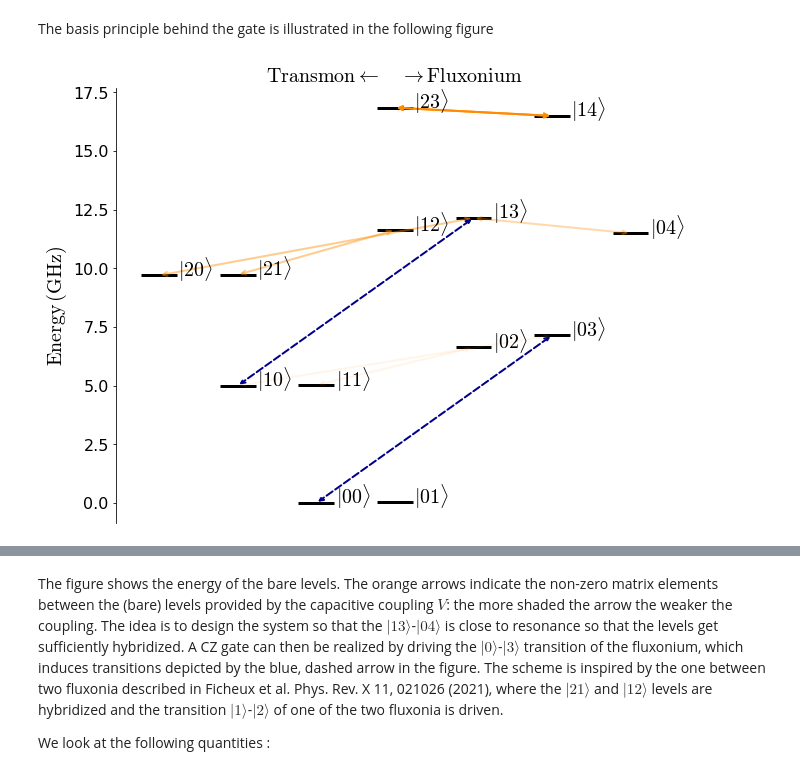
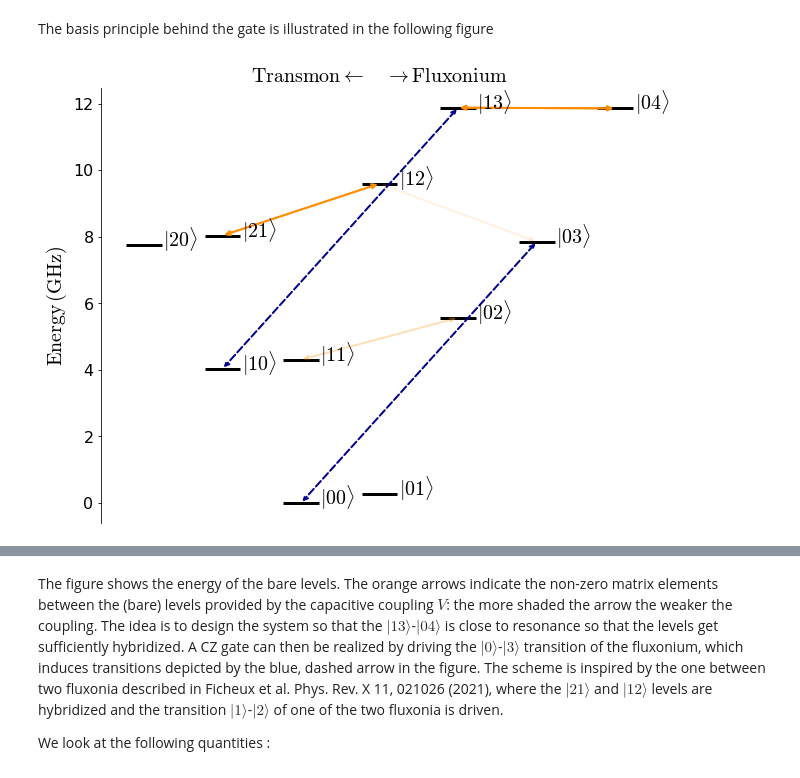
Before and after one commit to cianibegood/pysqkit, a Jupyter notebook: docs/research/transmon_fluxonium/cphase_higher_levels/spectator_gate_setup.ipynb, the cells around one changed output, grey strips where cells are left out. Drawn from its saved outputs; the diff is of its cells as text; code cells hidden in the pictures.

Commit message:
Added different params, there is a bug in evaluating mat elem of charge

```diff
--- a/docs/research/transmon_fluxonium/cphase_higher_levels/spectator_gate_setup.ipynb
+++ b/docs/research/transmon_fluxonium/cphase_higher_levels/spectator_gate_setup.ipynb
@@ -51,43 +81,42 @@ In the following we introduce relaxation due to dielectric loss and pure dephasi
 temperature = 0.020 # K
 thermal_energy = temperature_to_thermalenergy(temperature) # kb T/h in GHz
 d_comp = 4
+
+p_set = "1"
 
 
 #Transmon
 levels_t = 3
 transm = pysqkit.qubits.SimpleTransmon(
     label='T',
-    max_freq=5.0,
-    anharm=-0.3,
-    diel_loss_tan=0.75*1e-6, #set to zero to check d_1 L1 = d_2 L2
+    max_freq=parameters_set[p_set]["max_freq_t"],
+    anharm=parameters_set[p_set]["anharm_t"],
+    diel_loss_tan=parameters_set[p_set]["diel_loss_tan_t"], #set to zero to check d_1 L1 = d_2 L2
     env_thermal_energy=thermal_energy,
     dim_hilbert=levels_t,
-    dephasing_times = {'1': 2*np.pi*50*1e3, '2': 2*np.pi*30*1e3}
+    dephasing_times=parameters_set[p_set]["dephasing_times_t"]
 )
 
 transm_spectator = pysqkit.qubits.SimpleTransmon(
     label='SPECTATOR',
-    max_freq=3.6,
-    anharm=-0.3,
-    diel_loss_tan=0.75*1e-6, #set to zero to check d_1 L1 = d_2 L2
+    max_freq=parameters_set["spec_" + p_set]["max_freq_t"],
+    anharm=parameters_set["spec_" + p_set][ "anharm_t"],
+    diel_loss_tan=parameters_set["spec_" + p_set]["diel_loss_tan_t"], #set to zero to check d_1 L1 = d_2 L2
     env_thermal_energy=thermal_energy,
     dim_hilbert=levels_t,
-    dephasing_times = {'1': 2*np.pi*50*1e3, '2': 2*np.pi*30*1e3}
+    dephasing_times=parameters_set["spec_" + p_set]["dephasing_times_t"]
 )
 
 #Fluxonium
 levels_f = 5
-
 flx = pysqkit.qubits.Fluxonium(
     label='F',
-    charge_energy=.973,
-    induct_energy=.457,
-    joseph_energy=8.0,
-    ext_flux=0.5,
-    diel_loss_tan=7.1*1e-6, #set to zero to check d_1 L1 = d_2 L2
+    charge_energy=parameters_set[p_set]["charge_energy_f"],
+    induct_energy=parameters_set[p_set]["induct_energy_f"],
+    joseph_energy=parameters_set[p_set]["joseph_energy_f"], #8.0,
+    diel_loss_tan=parameters_set[p_set]["diel_loss_tan_f"], #set to zero to check d_1 L1 = d_2 L2
     env_thermal_energy=thermal_energy,
-    dephasing_times = {'1': 2*np.pi*200*1e3, '2':2*np.pi*20*1e3,
-                       '3': 2*np.pi*20*1e3, '4': 2*np.pi*5*1e3} #ns/2*np.pi
+    dephasing_times= parameters_set[p_set]["dephasing_times_f"] #ns/2*np.pi
 )
 flx.diagonalize_basis(levels_f)
 
@@ -101,7 +130,7 @@ flx.add_drive(
 
 d_leak = levels_t*levels_f - d_comp
 
-jc = 0.07
+jc = parameters_set[p_set]["jc"]
 coupled_sys = transm.couple_to(flx, coupling=pysqkit.couplers.capacitive_coupling, strength=jc)
 coupled_sys_spectator = transm_spectator.couple_to(flx, coupling=pysqkit.couplers.capacitive_coupling, strength=jc)
 bare_system = transm.couple_to(flx, coupling=pysqkit.couplers.capacitive_coupling, strength=0.0)
@@ -113,11 +142,11 @@ coupled_sys.state('04')[0] - coupled_sys.state('03')[0]
 # %% [markdown]
 The basis principle behind the gate is illustrated in the following figure
 # %%
-level_list = ['00', '01', '10', '11', '02', '20', '12','21', '03', '13', '04', '23', '14']
+level_list = ['00', '01', '10', '11', '02', '20', '12','21', '03', '13', '04']
 
 util.energy_levels_diagram(bare_system, level_list)
 # %% [output]
-[figure, old version]
+[figure, new version]
 # %%
 util.energy_levels_diagram(bare_system_spectator, level_list)
 # %% [output]
```
Also changed, not shown: parts of 11 cells of this notebook, 5 other files.
